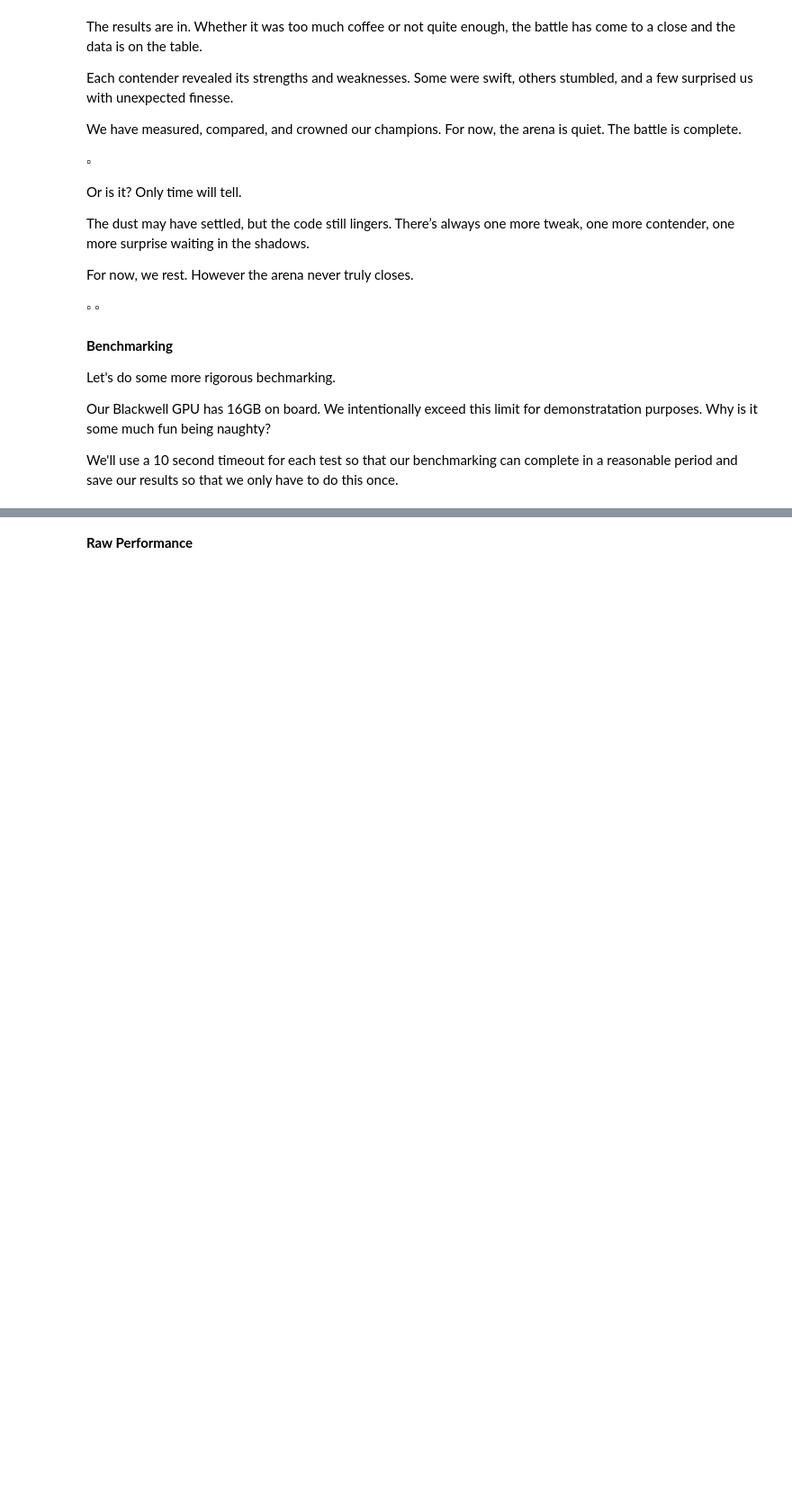
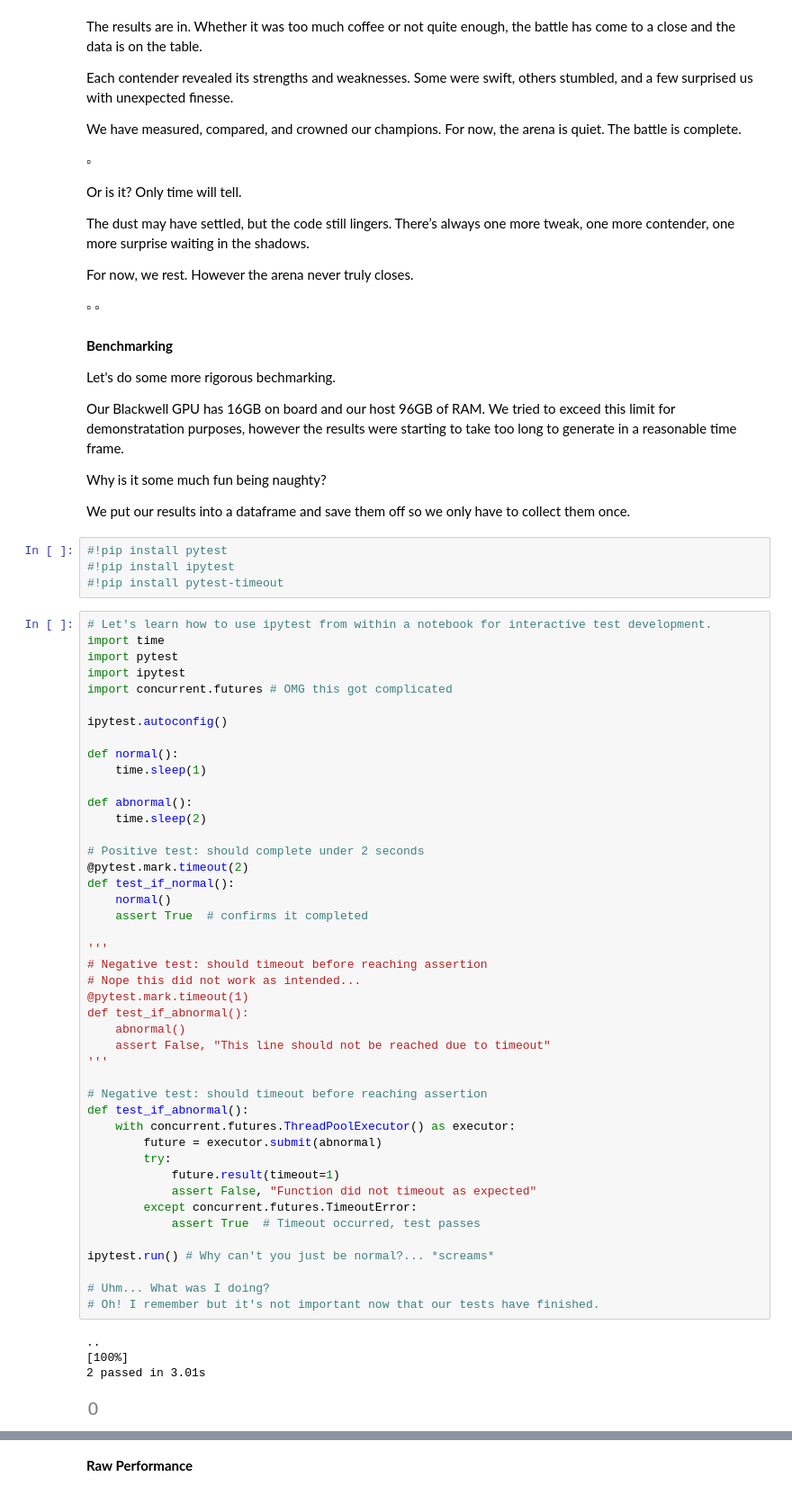
Before and after one commit to fractalclockwork/Chem277B, a Jupyter notebook: hw/HW_01/HW_01.ipynb, the cells around one changed output, grey strips where cells are left out. Shown: that part at 90% size. Cells and saved outputs as stored; diff of their text form; blank space fills up the shorter version.

```diff
--- a/hw/HW_01/HW_01.ipynb
+++ b/hw/HW_01/HW_01.ipynb
@@ -720,11 +720,64 @@ $\square$ $\square$
 
 Let's do some more rigorous bechmarking.
 
-Our Blackwell GPU has 16GB on board.
-We intentionally exceed this limit for demonstratation purposes.
+Our Blackwell GPU has 16GB on board and our host 96GB of RAM.
+We tried to exceed this limit for demonstratation purposes, however the results were starting to take too long to generate in a reasonable time frame.
+
 Why is it some much fun being naughty?
 
-We'll use a 10 second timeout for each test so that our benchmarking can complete in a reasonable period and save our results so that we only have to do this once.
+We put our results into a dataframe and save them off so we only have to collect them once.
+# %%
+#!pip install pytest
+#!pip install ipytest
+#!pip install pytest-timeout
+# %%
+# Let's learn how to use ipytest from within a notebook for interactive test development.
+import time
+import pytest
+import ipytest
+import concurrent.futures # OMG this got complicated
+
+ipytest.autoconfig()
+
+def normal():
+    time.sleep(1)
+
+def abnormal():
+    time.sleep(2)
+
+# Positive test: should complete under 2 seconds
+@pytest.mark.timeout(2)
+def test_if_normal():
+    normal()
+    assert True  # confirms it completed
+
+'''
+# Negative test: should timeout before reaching assertion
+# Nope this did not work as intended...
+@pytest.mark.timeout(1)
+def test_if_abnormal():
+    abnormal()
+    assert False, "This line should not be reached due to timeout"
+'''
+
+# Negative test: should timeout before reaching assertion
+def test_if_abnormal():
+    with concurrent.futures.ThreadPoolExecutor() as executor:
+        future = executor.submit(abnormal)
+        try:
+            future.result(timeout=1)
+            assert False, "Function did not timeout as expected"
+        except concurrent.futures.TimeoutError:
+            assert True  # Timeout occurred, test passes
+
+ipytest.run() # Why can't you just be normal?... *screams*
+
+# Uhm... What was I doing?
+# Oh! I remember but it's not important now that our tests have finished.
+# %% [output]
+..                                                                                           [100%]
+2 passed in 3.01s
+[figure, added]
 # %%
 import timeit, sys, importlib
 import pandas as pd
```
Also changed, not shown: parts of 12 cells of this notebook, 3 other files.
